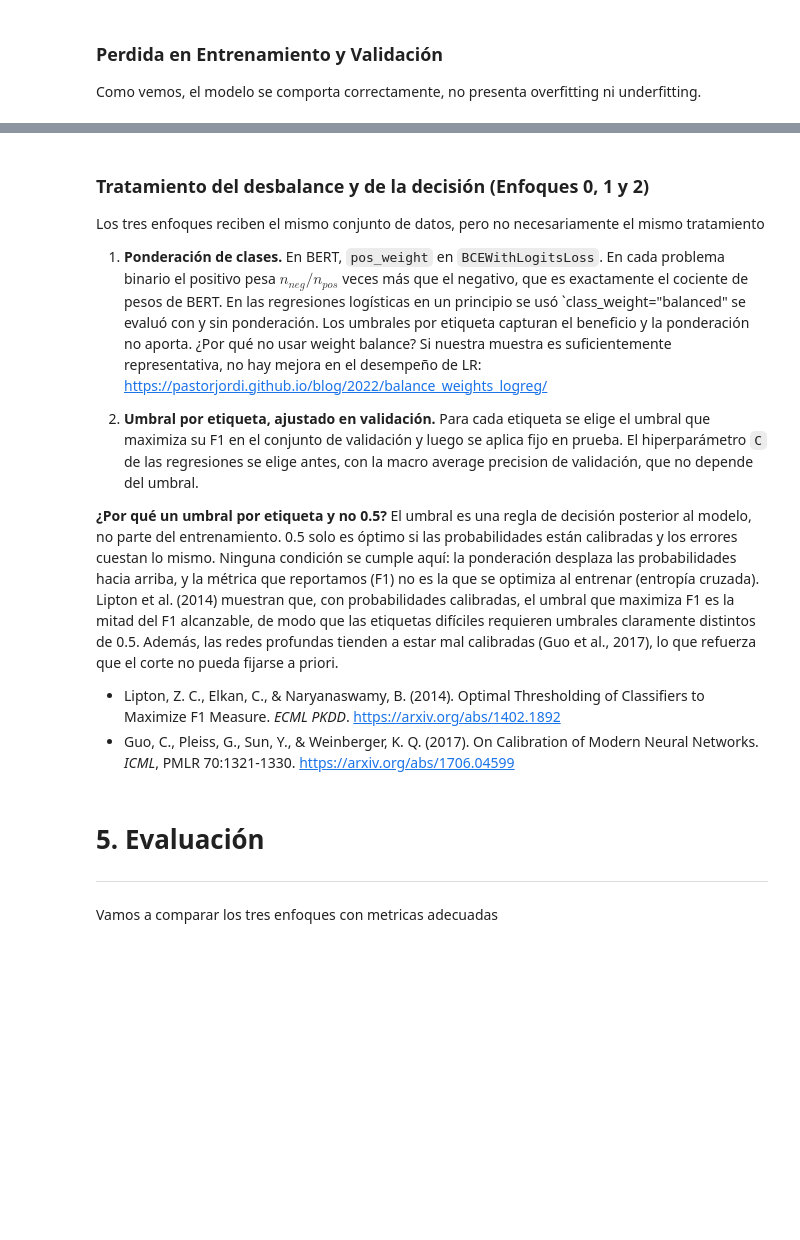
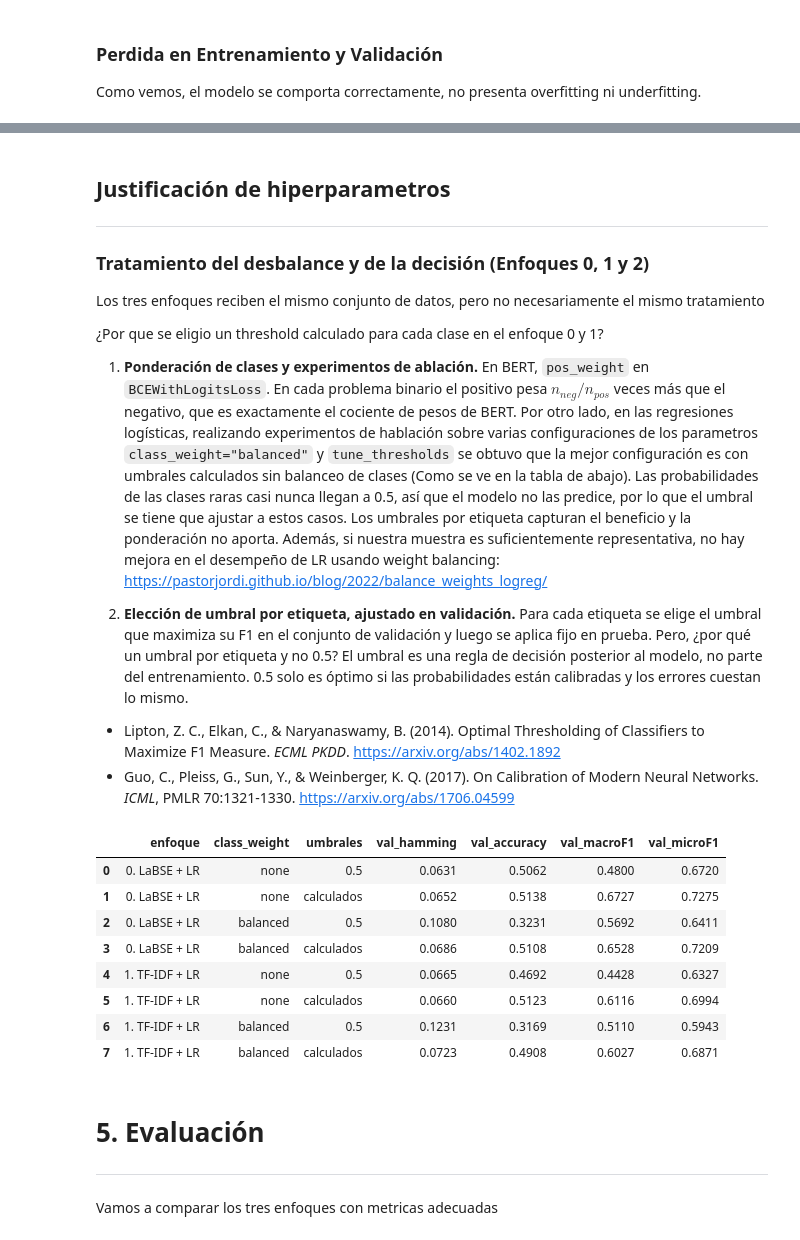
Before and after one commit to MiguelAngelLiera/NLP_for_credit_applications, a Jupyter notebook: credit_Intent.ipynb, the cells around one changed output, grey strips where cells are left out. Saved outputs shown, nothing was run; the diff lists cells and outputs as text; code cells hidden in the pictures; blank space fills up the shorter version.

```diff
--- a/credit_Intent.ipynb
+++ b/credit_Intent.ipynb
@@ -638,16 +682,51 @@ plt.show()
 # %% [markdown]
+## Justificación de hiperparametros
+
+---
 ### Tratamiento del desbalance y de la decisión (Enfoques 0, 1 y 2)
 
 Los tres enfoques reciben el mismo conjunto de datos, pero no necesariamente el mismo tratamiento
 
-1. **Ponderación de clases.** En BERT, `pos_weight` en `BCEWithLogitsLoss`. En cada problema binario el positivo pesa $n_{neg}/n_{pos}$ veces más que el negativo, que es exactamente el cociente de pesos de BERT. En las regresiones logísticas en un principio se usó `class_weight="balanced" se evaluó con y sin ponderación. Los umbrales por etiqueta capturan el beneficio y la ponderación no aporta. ¿Por qué no usar weight balance? Si nuestra muestra es suficientemente representativa, no hay mejora en el desempeño de LR: https://pastorjordi.github.io/blog/2022/balance_weights_logreg/
+¿Por que se eligio un threshold calculado para cada clase en el enfoque 0 y 1?
 
-2. **Umbral por etiqueta, ajustado en validación.** Para cada etiqueta se elige el umbral que maximiza su F1 en el conjunto de validación y luego se aplica fijo en prueba. El hiperparámetro `C` de las regresiones se elige antes, con la macro average precision de validación, que no depende del umbral.
 
-**¿Por qué un umbral por etiqueta y no 0.5?** El umbral es una regla de decisión posterior al modelo, no parte del entrenamiento. 0.5 solo es óptimo si las probabilidades están calibradas y los errores cuestan lo mismo. Ninguna condición se cumple aquí: la ponderación desplaza las probabilidades hacia arriba, y la métrica que reportamos (F1) no es la que se optimiza al entrenar (entropía cruzada). Lipton et al. (2014) muestran que, con probabilidades calibradas, el umbral que maximiza F1 es la mitad del F1 alcanzable, de modo que las etiquetas difíciles requieren umbrales claramente distintos de 0.5. Además, las redes profundas tienden a estar mal calibradas (Guo et al., 2017), lo que refuerza que el corte no pueda fijarse a priori.
+
+1. **Ponderación de clases y experimentos de ablación.** En BERT, `pos_weight` en `BCEWithLogitsLoss`. En cada problema binario el positivo pesa $n_{neg}/n_{pos}$ veces más que el negativo, que es exactamente el cociente de pesos de BERT. Por otro lado, en las regresiones logísticas, realizando experimentos de hablación sobre varias configuraciones de los parametros `class_weight="balanced"` y `tune_thresholds` se obtuvo que la mejor configuración es con umbrales calculados sin balanceo de clases (Como se ve en la tabla de abajo). Las probabilidades de las clases raras casi nunca llegan a 0.5, así que el modelo no las predice, por lo que el umbral se tiene que ajustar a estos casos. Los umbrales por etiqueta capturan el beneficio y la ponderación no aporta. Además, si nuestra muestra es suficientemente representativa, no hay mejora en el desempeño de LR usando weight balancing: https://pastorjordi.github.io/blog/2022/balance_weights_logreg/
+
+2. **Elección de umbral por etiqueta, ajustado en validación.** Para cada etiqueta se elige el umbral que maximiza su F1 en el conjunto de validación y luego se aplica fijo en prueba.  Pero, ¿por qué un umbral por etiqueta y no 0.5? El umbral es una regla de decisión posterior al modelo, no parte del entrenamiento. 0.5 solo es óptimo si las probabilidades están calibradas y los errores cuestan lo mismo.
 
 - Lipton, Z. C., Elkan, C., & Naryanaswamy, B. (2014). Optimal Thresholding of Classifiers to Maximize F1 Measure. *ECML PKDD*. https://arxiv.org/abs/1402.1892
 - Guo, C., Pleiss, G., Sun, Y., & Weinberger, K. Q. (2017). On Calibration of Modern Neural Networks. *ICML*, PMLR 70:1321-1330. https://arxiv.org/abs/1706.04599
+# %%
+abl = pd.concat(
+    [
+        ablation_lr(
+            "0. LaBSE + LR", e_train_bse, y_train, e_valid_bse, y_valid, C=best["C"]
+        ),
+        ablation_lr(
+            "1. TF-IDF + LR",
+            X_train_tfidf,
+            y_train,
+            X_valid_tfidf,
+            y_valid,
+            C=1.0,
+            max_iter=500,
+        ),
+    ],
+    ignore_index=True,
+)
+
+display(abl.round(4))
+# %% [output]
+|  | enfoque | class_weight | umbrales | val_hamming | val_accuracy | val_macroF1 | val_microF1 |
+| 0 | 0. LaBSE + LR | none | 0.5 | 0.0631 | 0.5062 | 0.4800 | 0.6720 |
+| 1 | 0. LaBSE + LR | none | calculados | 0.0652 | 0.5138 | 0.6727 | 0.7275 |
+| 2 | 0. LaBSE + LR | balanced | 0.5 | 0.1080 | 0.3231 | 0.5692 | 0.6411 |
+| 3 | 0. LaBSE + LR | balanced | calculados | 0.0686 | 0.5108 | 0.6528 | 0.7209 |
+| 4 | 1. TF-IDF + LR | none | 0.5 | 0.0665 | 0.4692 | 0.4428 | 0.6327 |
+| 5 | 1. TF-IDF + LR | none | calculados | 0.0660 | 0.5123 | 0.6116 | 0.6994 |
+| 6 | 1. TF-IDF + LR | balanced | 0.5 | 0.1231 | 0.3169 | 0.5110 | 0.5943 |
+| 7 | 1. TF-IDF + LR | balanced | calculados | 0.0723 | 0.4908 | 0.6027 | 0.6871 |
 # %% [markdown]
 # 5. Evaluación
 ---
```
Also changed, not shown: parts of 31 cells of this notebook, 2 other files.
